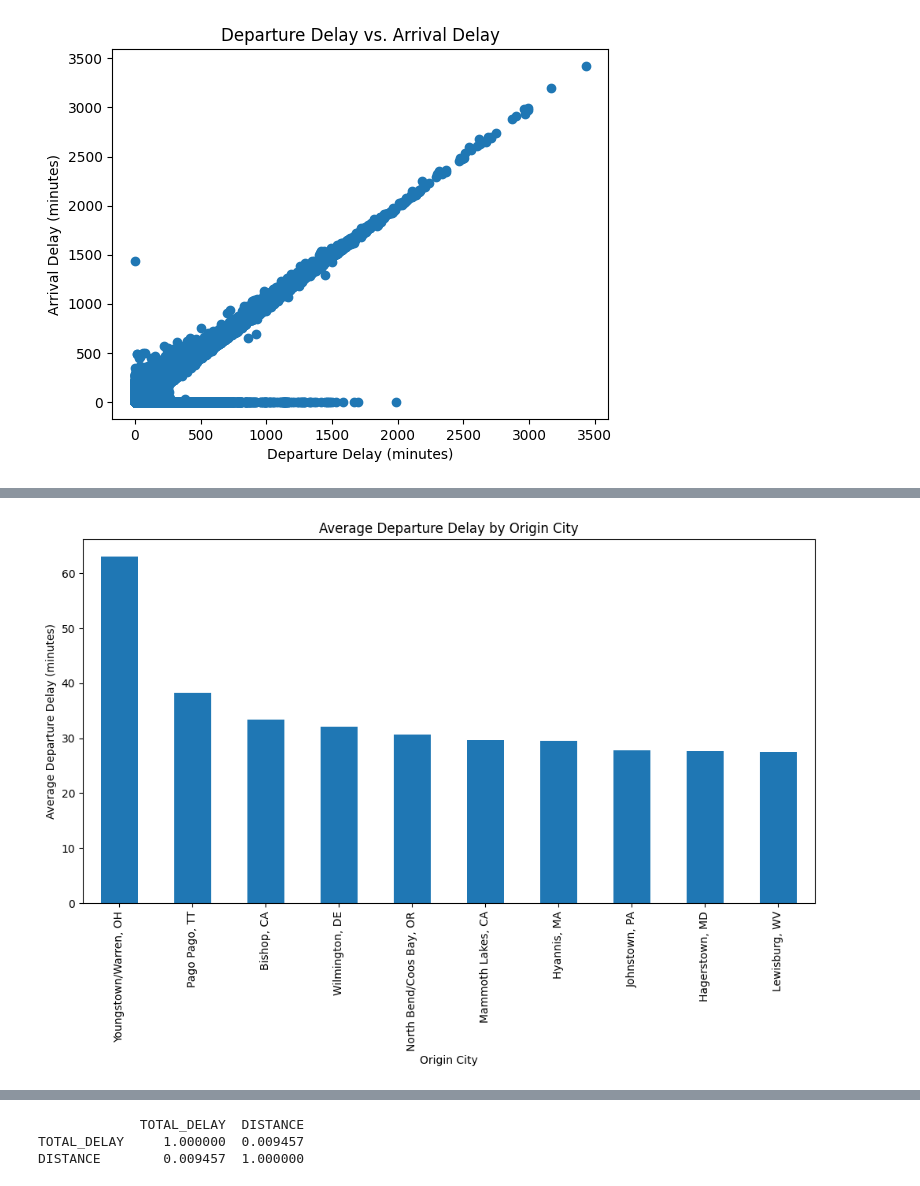
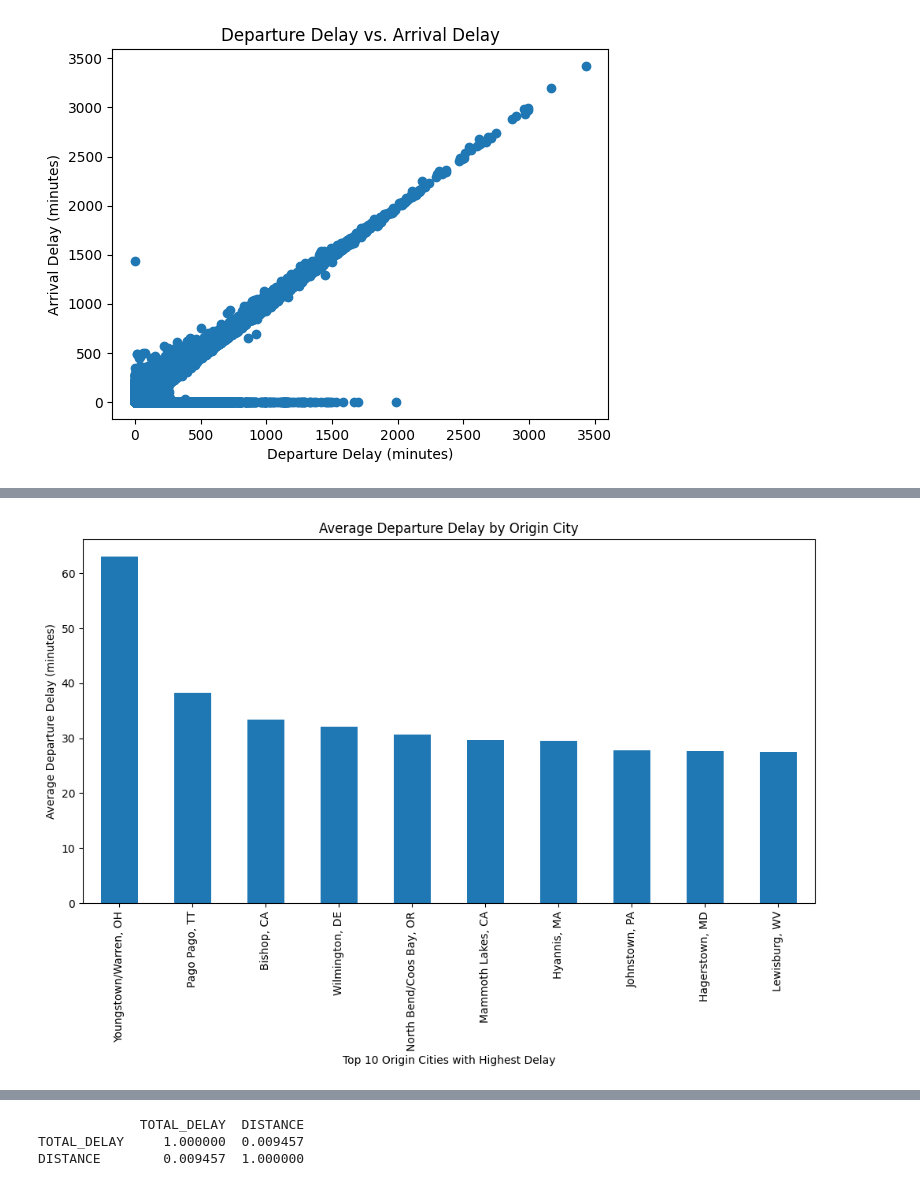
Before and after one commit to ssamat/COGS109, a Jupyter notebook: Final_Project_Template.ipynb, the cells around one changed output, grey strips where cells are left out. Cells and saved outputs as stored; diff of their text form; code cells hidden in the pictures.

```diff
--- a/Final_Project_Template.ipynb
+++ b/Final_Project_Template.ipynb
@@ -204,12 +189,12 @@ plt.show()
 # %%
 plt.figure(figsize=(12, 6))
 avg_dep_delay_by_city.sort_values(ascending=False)[0:10].plot(kind='bar')
-plt.xlabel('Origin City')
+plt.xlabel('Top 10 Origin Cities with Highest Delay')
 plt.ylabel('Average Departure Delay (minutes)')
 plt.title('Average Departure Delay by Origin City')
 plt.show()
 # %% [output]
-[figure, old version]
+[figure, new version]
 # %%
 flights['TOTAL_DELAY'] = flights['ARR_DELAY_NEW'] + flights['DEP_DELAY_NEW']
 # %%
```
Also changed, not shown: parts of 5 cells of this notebook.
